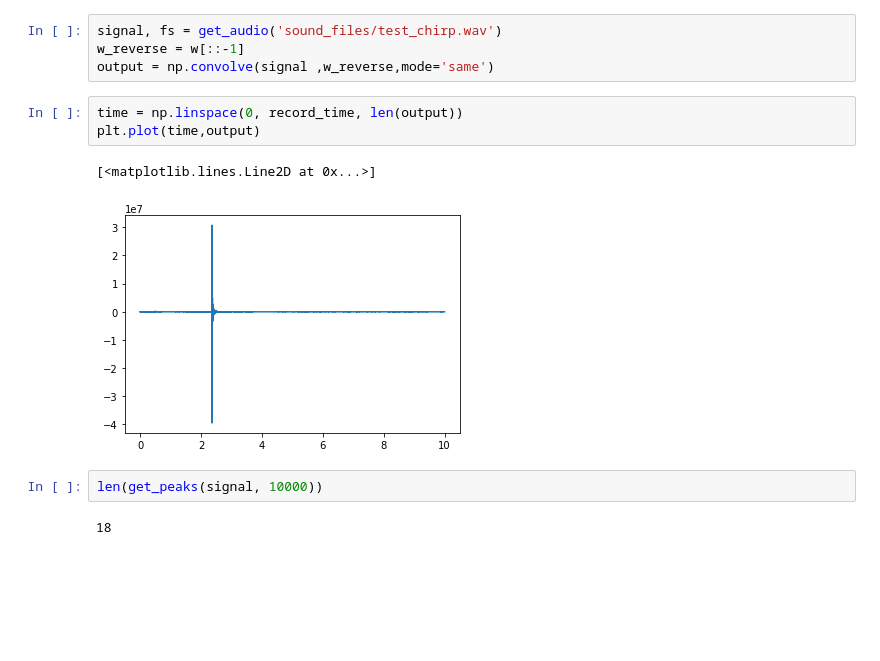
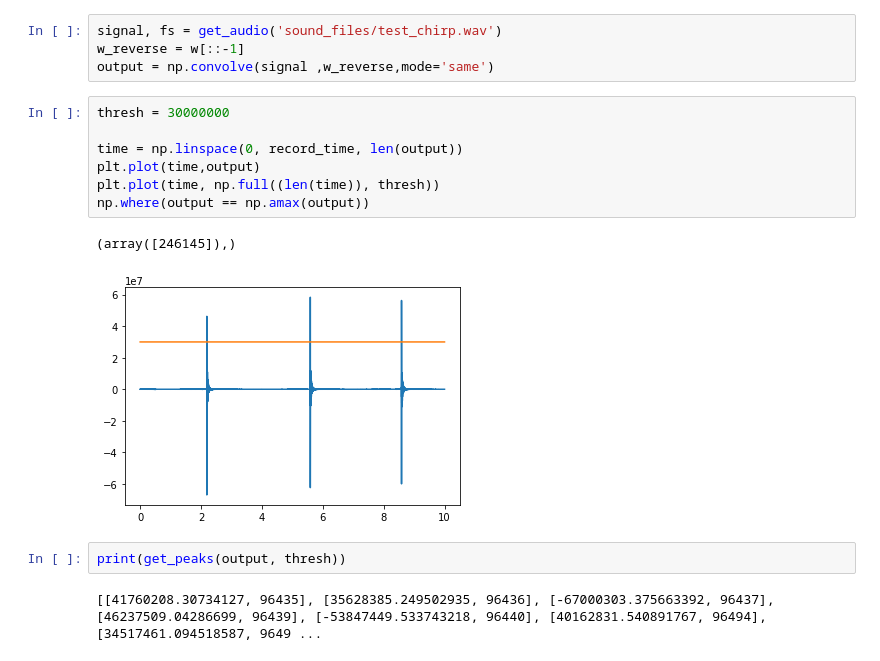
Before and after one commit to adamg-97/GF3-audio-modem, a Jupyter notebook: Audio.ipynb, the cells around one changed output. Drawn from its saved outputs; the diff is of its cells as text; blank space fills up the shorter version.

```diff
--- a/Audio.ipynb
+++ b/Audio.ipynb
@@ -37,12 +37,16 @@ signal, fs = get_audio('sound_files/test_chirp.wav')
 w_reverse = w[::-1]
 output = np.convolve(signal ,w_reverse,mode='same')
 # %%
+thresh = 30000000
+
 time = np.linspace(0, record_time, len(output))
 plt.plot(time,output)
+plt.plot(time, np.full((len(time)), thresh))
+np.where(output == np.amax(output))
 # %% [output]
-[<matplotlib.lines.Line2D at 0x...>]
+(array([246145]),)
-[figure, old version]
+[figure, new version]
-# %%
-len(get_peaks(signal, 10000))
-# %% [output]
-18
+# %%
+print(get_peaks(output, thresh))
+# %% [output]
+[[41760208.30734127, 96435], [35628385.249502935, 96436], [-67000303.375663392, 96437], [46237509.04286699, 96439], [-53847449.533743218, 96440], [40162831.540891767, 96494], [34517461.094518587, 9649 ...
```
